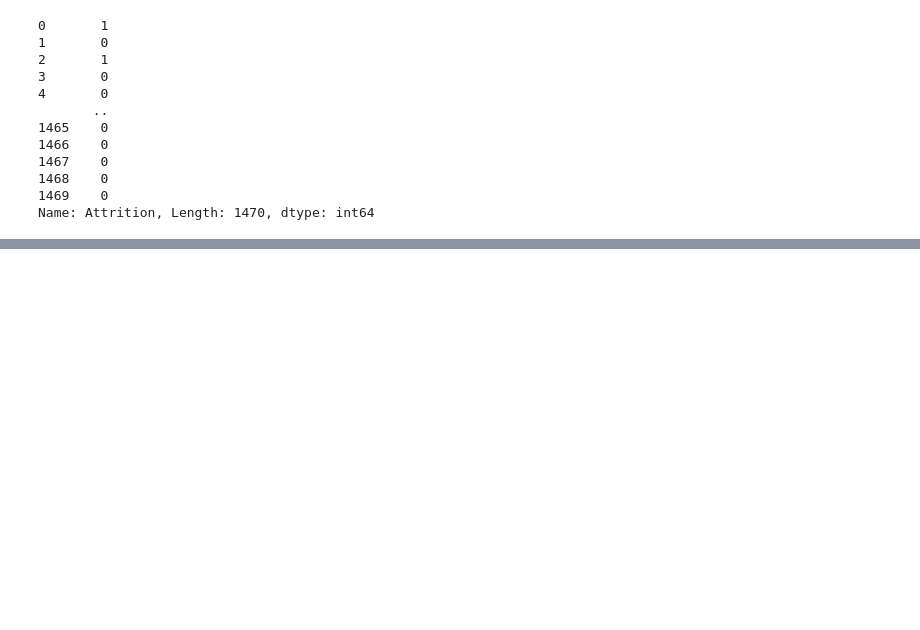
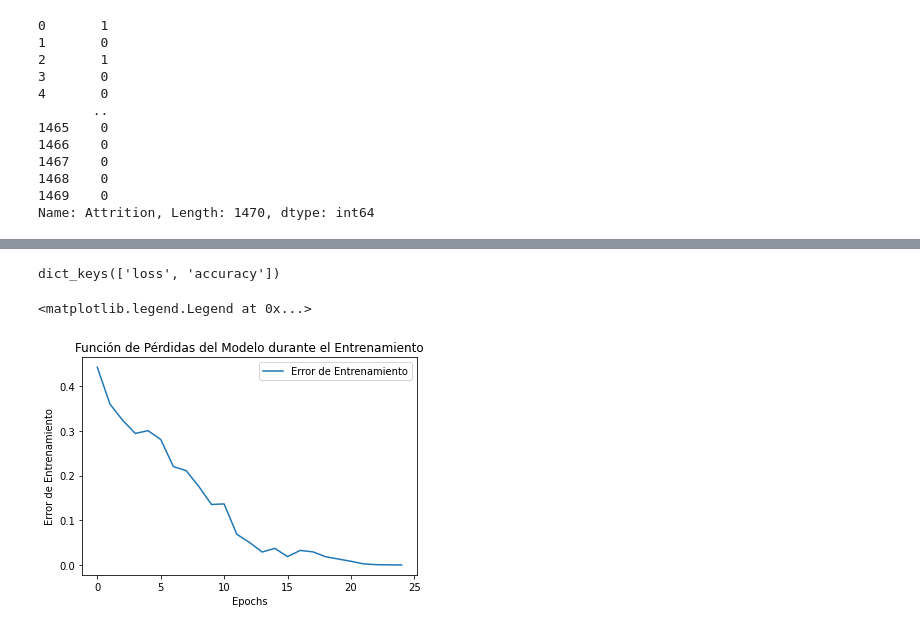
Before and after one commit to anthonymelchor/Data-Science, a Jupyter notebook: Human Resources/Human Resources.ipynb, the cells around one changed output, grey strips where cells are left out. Cells and saved outputs as stored; diff of their text form; code cells hidden in the pictures; blank space fills up the shorter version.

```diff
--- a/Human Resources/Human Resources.ipynb
+++ b/Human Resources/Human Resources.ipynb
@@ -419,0 +543,10 @@ Name: Attrition, Length: 1470, dtype: int64
+# %%
+# Se define un modelo para Redes Neuronales
+
+import tensorflow as tf
+
+model = tf.keras.models.Sequential()
+model.add(tf.keras.layers.Dense(units = 450, activation='relu', input_shape=(50, )))
+model.add(tf.keras.layers.Dense(units = 450, activation='relu'))
+model.add(tf.keras.layers.Dense(units = 450, activation='relu'))
+model.add(tf.keras.layers.Dense(units = 1, activation='sigmoid'))
@@ -419,0 +573,7 @@ Name: Attrition, Length: 1470, dtype: int64
+# %%
+# Compilación del modelo
+model.compile(optimizer='Adam', loss = 'binary_crossentropy', metrics=['accuracy'])
+# %%
+# Entrenamiento del modelo
+
+epochs_hist = model.fit(X_train, y_train, epochs = 25, batch_size=50)
@@ -419,0 +624,14 @@ Name: Attrition, Length: 1470, dtype: int64
+# %%
+epochs_hist.history.keys()
+# %% [output]
+dict_keys(['loss', 'accuracy'])
+# %%
+# Se visualiza perdida del modelo durante el entrenamiento
+plt.plot(epochs_hist.history['loss'])
+plt.title("Función de Pérdidas del Modelo durante el Entrenamiento")
+plt.xlabel("Epochs")
+plt.ylabel("Error de Entrenamiento")
+plt.legend(["Error de Entrenamiento"])
+# %% [output]
+<matplotlib.legend.Legend at 0x...>
+[figure, added]
```
Also changed, not shown: parts of 23 cells of this notebook.
